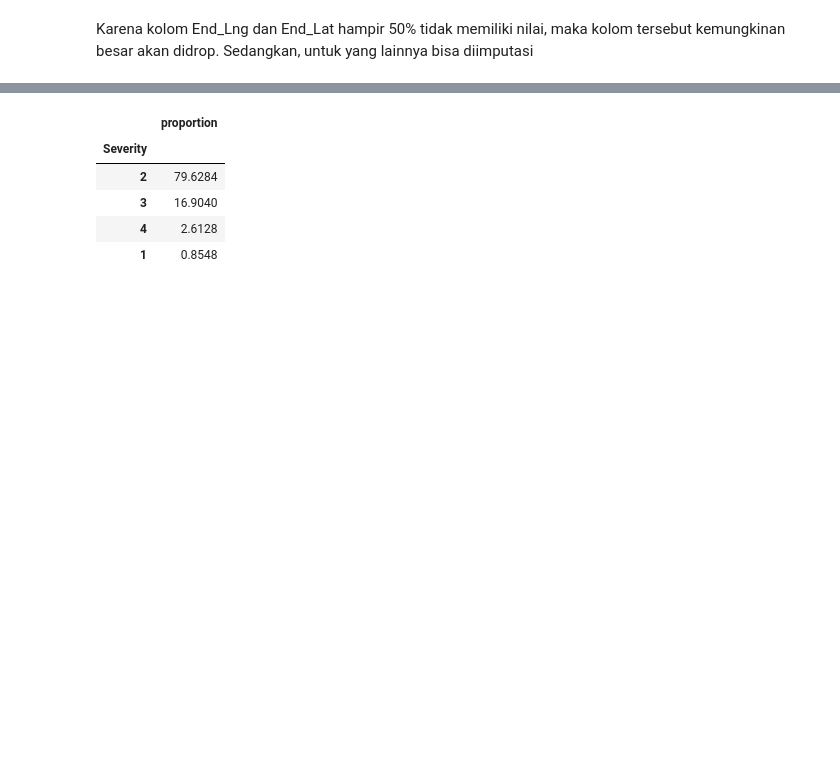
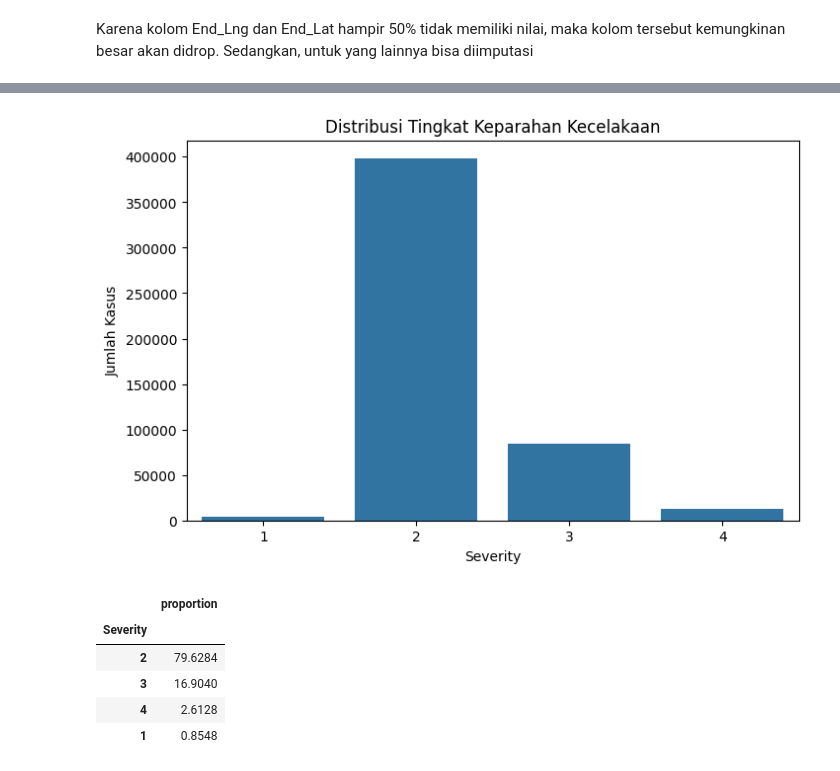
Before and after one commit to AhsanDz/4-Ahsan, a Jupyter notebook: EDA_Ahsan.ipynb, the cells around one changed output, grey strips where cells are left out. Drawn from its saved outputs; the diff is of its cells as text; code cells hidden in the pictures; blank space fills up the shorter version.

```diff
--- a/EDA_Ahsan.ipynb
+++ b/EDA_Ahsan.ipynb
@@ -79,3 +99,14 @@ Sedangkan, untuk yang lainnya bisa diimputasi
+# %%
+plt.figure(figsize=(8,5))
+sns.countplot(x="Severity", data=df)
+
+plt.title("Distribusi Tingkat Keparahan Kecelakaan")
+plt.xlabel("Severity")
+plt.ylabel("Jumlah Kasus")
+
+plt.show()
+# %% [output]
+[figure, added]
 # %%
 df['Severity'].value_counts(normalize=True) * 100
 # %% [output]
```
Also changed, not shown: parts of 33 cells of this notebook.
